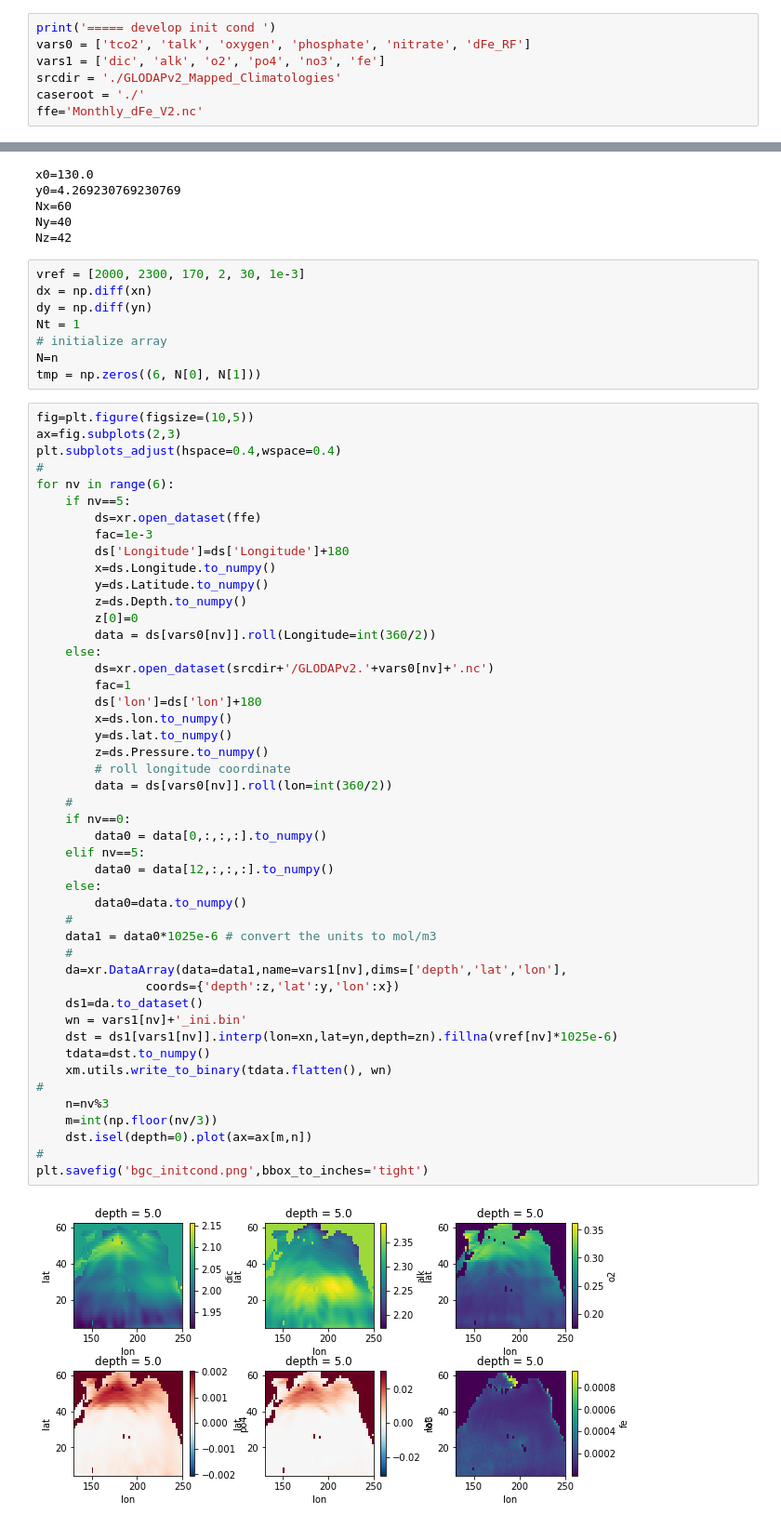
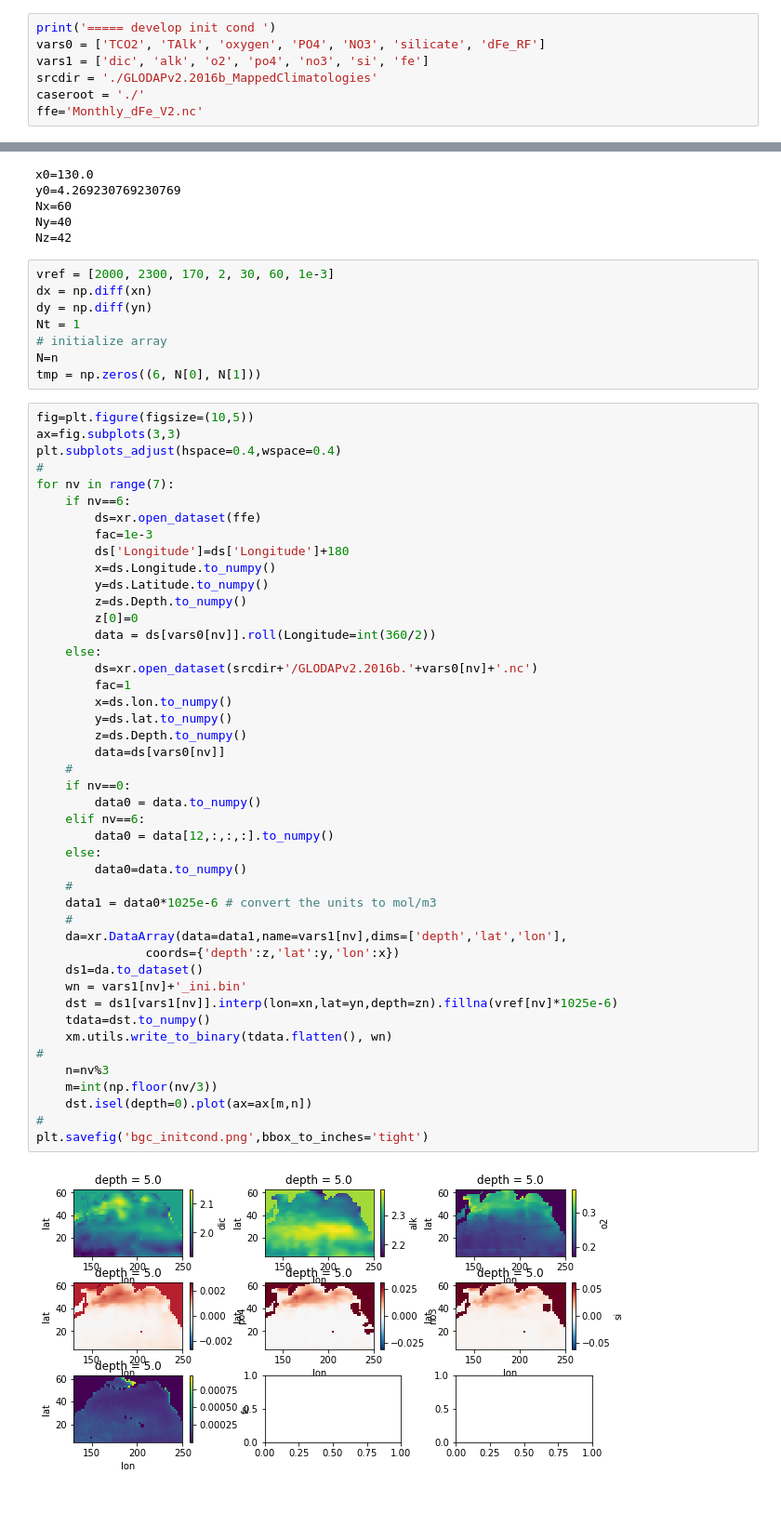
Before and after one commit to takaito1/MITgcm_regional_setup, a Jupyter notebook: create_bgc_init.ipynb, the cells around one changed output, grey strips where cells are left out. Shown: that part at 93% size. Drawn from its saved outputs; the diff is of its cells as text.

```diff
--- a/create_bgc_init.ipynb
+++ b/create_bgc_init.ipynb
@@ -13,9 +13,9 @@ import warnings
 warnings.filterwarnings('ignore')
 # %%
 print('===== develop init cond ')
-vars0 = ['tco2', 'talk', 'oxygen', 'phosphate', 'nitrate', 'dFe_RF']
-vars1 = ['dic', 'alk', 'o2', 'po4', 'no3', 'fe']
-srcdir = './GLODAPv2_Mapped_Climatologies'
+vars0 = ['TCO2', 'TAlk', 'oxygen', 'PO4', 'NO3', 'silicate', 'dFe_RF']
+vars1 = ['dic', 'alk', 'o2', 'po4', 'no3', 'si', 'fe']
+srcdir = './GLODAPv2.2016b_MappedClimatologies'
 caseroot = './'
 ffe='Monthly_dFe_V2.nc'
 # %% [output]
@@ -58,7 +58,7 @@ Nx=60
 Ny=40
 Nz=42
 # %%
-vref = [2000, 2300, 170, 2, 30, 1e-3]
+vref = [2000, 2300, 170, 2, 30, 60, 1e-3]
 dx = np.diff(xn)
 dy = np.diff(yn)
 Nt = 1
@@ -67,11 +67,11 @@ N=n
 tmp = np.zeros((6, N[0], N[1]))
 # %%
 fig=plt.figure(figsize=(10,5))
-ax=fig.subplots(2,3)
+ax=fig.subplots(3,3)
 plt.subplots_adjust(hspace=0.4,wspace=0.4)
 #
-for nv in range(6):
-    if nv==5:
+for nv in range(7):
+    if nv==6:
         ds=xr.open_dataset(ffe)
         fac=1e-3
         ds['Longitude']=ds['Longitude']+180
@@ -79,38 +79,36 @@ for nv in range(6):
         y=ds.Latitude.to_numpy()
         z=ds.Depth.to_numpy()
         z[0]=0
         data = ds[vars0[nv]].roll(Longitude=int(360/2))
     else:
-        ds=xr.open_dataset(srcdir+'/GLODAPv2.'+vars0[nv]+'.nc')
+        ds=xr.open_dataset(srcdir+'/GLODAPv2.2016b.'+vars0[nv]+'.nc')
         fac=1
-        ds['lon']=ds['lon']+180
         x=ds.lon.to_numpy()
         y=ds.lat.to_numpy()
-        z=ds.Pressure.to_numpy()
-        # roll longitude coordinate
-        data = ds[vars0[nv]].roll(lon=int(360/2))
+        z=ds.Depth.to_numpy()
+        data=ds[vars0[nv]]
     #
     if nv==0:
-        data0 = data[0,:,:,:].to_numpy()
-    elif nv==5:
+        data0 = data.to_numpy()
+    elif nv==6:
         data0 = data[12,:,:,:].to_numpy()
     else:
         data0=data.to_numpy()
     #
     data1 = data0*1025e-6 # convert the units to mol/m3
     #
     da=xr.DataArray(data=data1,name=vars1[nv],dims=['depth','lat','lon'],
                coords={'depth':z,'lat':y,'lon':x})
     ds1=da.to_dataset()
     wn = vars1[nv]+'_ini.bin'
     dst = ds1[vars1[nv]].interp(lon=xn,lat=yn,depth=zn).fillna(vref[nv]*1025e-6)
     tdata=dst.to_numpy()
     xm.utils.write_to_binary(tdata.flatten(), wn)
 #
     n=nv%3
     m=int(np.floor(nv/3))
     dst.isel(depth=0).plot(ax=ax[m,n])
 #
 plt.savefig('bgc_initcond.png',bbox_to_inches='tight')
 # %% [output]
-[figure, old version]
+[figure, new version]
```
Also changed, not shown: 1 other file.
